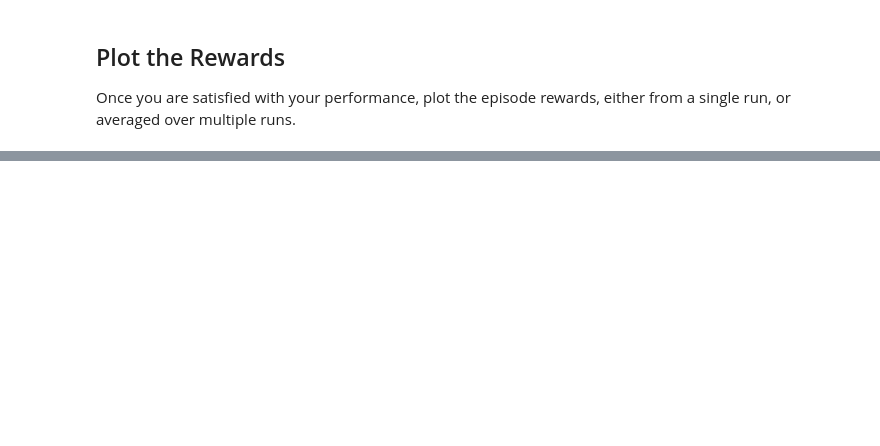
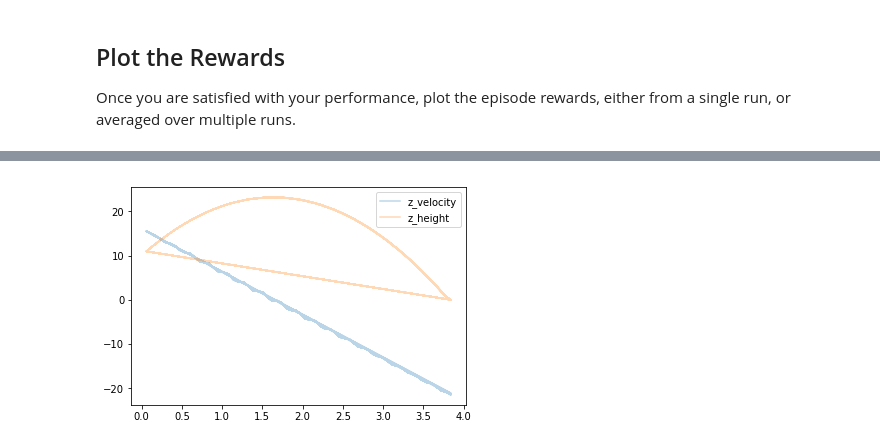
Before and after one commit to schkip/MLProject_Quadcopter, a Jupyter notebook: Quadcopter_Project.ipynb, the cells around one changed output, grey strips where cells are left out. Drawn from its saved outputs; the diff is of its cells as text; code cells hidden in the pictures; blank space fills up the shorter version.

```diff
--- a/Quadcopter_Project.ipynb
+++ b/Quadcopter_Project.ipynb
@@ -430,0 +392,13 @@ Action gradients (dQ/dactions)
+# %%
+# Plot the results for z and zhat which we are most interested in
+
+import matplotlib.pyplot as plt
+%matplotlib inline
+
+# Only Z
+plt.plot(results['time'], results['z_velocity'], label='z_velocity',alpha=0.3)
+plt.plot(results['time'], results['z'], label='z_height',alpha=0.3)
+plt.legend()
+_ = plt.ylim()
+# %% [output]
+[figure, added]
```
Also changed, not shown: parts of 17 cells of this notebook, 8 other files.
